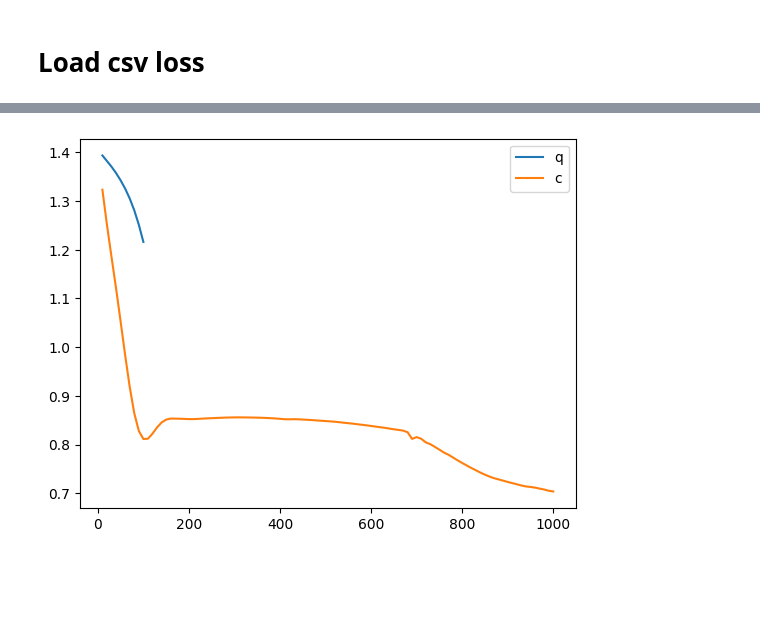
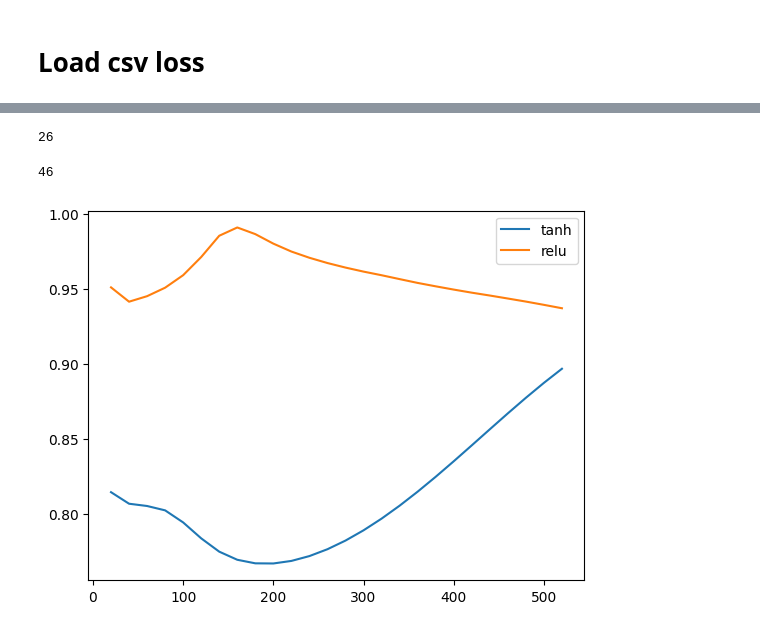
Before and after one commit to sedykh-ag/kovasznay_quantum, a Jupyter notebook: distr/testing.ipynb, the cells around one changed output, grey strips where cells are left out. Cells and saved outputs as stored; diff of their text form; code cells hidden in the pictures; blank space fills up the shorter version.

```diff
--- a/distr/testing.ipynb
+++ b/distr/testing.ipynb
@@ -108,6 +106,6 @@ Executed in 44.93 sec.
 import pandas as pd
 import matplotlib.pyplot as plt
 # %%
-df_q = pd.read_csv("models/big_qmodel/log.csv", index_col="epoch")
-df_c = pd.read_csv("models/classic_1000e_new/log.csv", index_col="epoch")
+df_q = pd.read_csv("models/quantum_1000e_tanh/log.csv", index_col="epoch")
+df_c = pd.read_csv("models/quantum_1000e_relu/log.csv", index_col="epoch")
 # %%
@@ -123,7 +132,16 @@ df_q.head()
+# %%
+len(df_q)
+# %% [output]
+26
+# %%
+len(df_c)
+# %% [output]
+46
 # %%
-plt.plot(df_q.index, df_q["u_err"], label="q")
-plt.plot(df_c.index, df_c["u_err"], label="c")
+err = "p_err"
+plt.plot(df_q.index, df_q[err], label="tanh")
+plt.plot(df_c.index[:len(df_q)], df_c[err][:len(df_q)], label="relu")
 plt.legend()
 plt.show()
 # %% [output]
-[figure, old version]
+[figure, new version]
```
Also changed, not shown: parts of 14 cells of this notebook, 26 other files.
